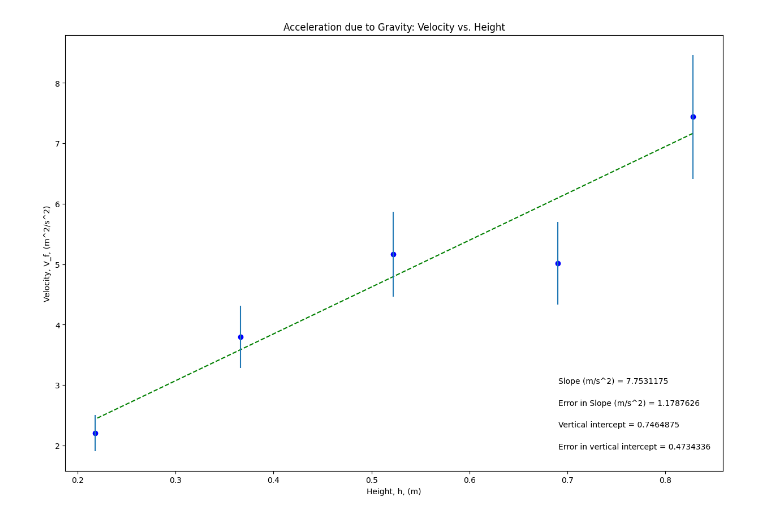
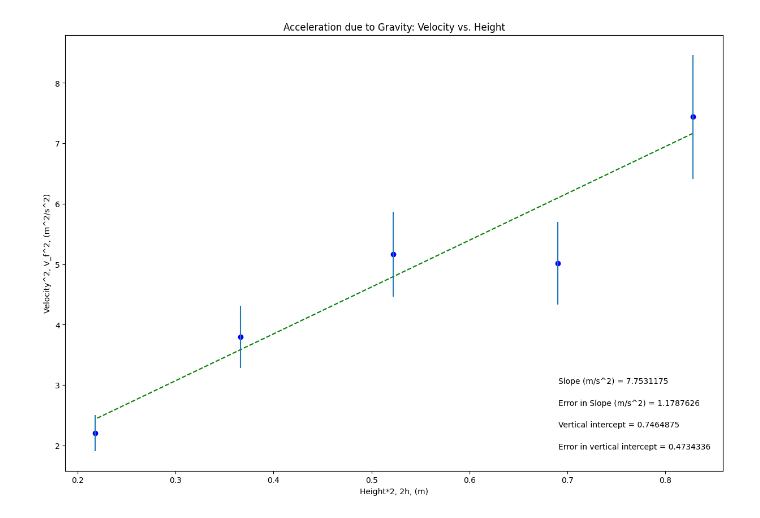
Before and after one commit to raiganfoster-lgtm/physics221, a Jupyter notebook: ACCELERATION_AND_GRAVITY.ipynb, the cells around one changed output. Saved outputs shown, nothing was run; the diff lists cells and outputs as text; code cells hidden in the pictures.

```diff
--- a/ACCELERATION_AND_GRAVITY.ipynb
+++ b/ACCELERATION_AND_GRAVITY.ipynb
@@ -38,8 +38,8 @@ dy = Err_Velocity2         #this should be your error in y array
 #UPDATE EACH OF THESE 4 STRINGS FOR YOUR PLOT LABELS AS YOU WANT THEM TO APPEAR
 
 plot_title= 'Acceleration due to Gravity: Velocity vs. Height'
-x_label= 'Height, h, (m)'
-y_label= 'Velocity, V_f, (m^2/s^2)'
+x_label= 'Height*2, 2h, (m)'
+y_label= 'Velocity^2, V_f^2, (m^2/s^2)'
 slope_units= 'm/s^2'
 
 #UPDATE ANNOTATION PLACEMENT SO IT'S OUT OF WAY OF PLOTTED DATA AND BEST FIT LINE
@@ -92,31 +92,31 @@ elif annotation_placement==3 or annotation_placement==4:
 #Don't need to change anything in this section!
 
 #Plot data on graph. Plot error bars and place values for slope,
 #error in slope, and vertical intercept (plus error) on the plot using "annotate"
 
 plt.figure(figsize=(15,10))
 
 plt.plot(x, fit, color='green', linestyle='--')
 plt.scatter(x, y, color='blue', marker='o')
 
 plt.xlabel(x_label)
 plt.ylabel(y_label)
 plt.title(plot_title)
 
 plt.errorbar(x, y, yerr=dy, xerr=None, fmt="none") #don't need to plot x error bars
 
 plt.annotate('Slope ({}) = {value:.{digits}f}'.format(slope_units,value=m, digits=7),
              (xpos, ypos[0]), xycoords='axes fraction')
 
 plt.annotate('Error in Slope ({}) = {value:.{digits}f}'.format(slope_units,value=dm, digits=7),
              (xpos, ypos[1]), xycoords='axes fraction')
 
 plt.annotate('Vertical intercept = {value:.{digits}f}'.format(value=b, digits=7),
              (xpos, ypos[2]), xycoords='axes fraction')
 
 plt.annotate('Error in vertical intercept = {value:.{digits}f}'.format(value=db, digits=7),
              (xpos, ypos[3]), xycoords='axes fraction')
 
 plt.show()
 # %% [output]
-[figure, old version]
+[figure, new version]
```
